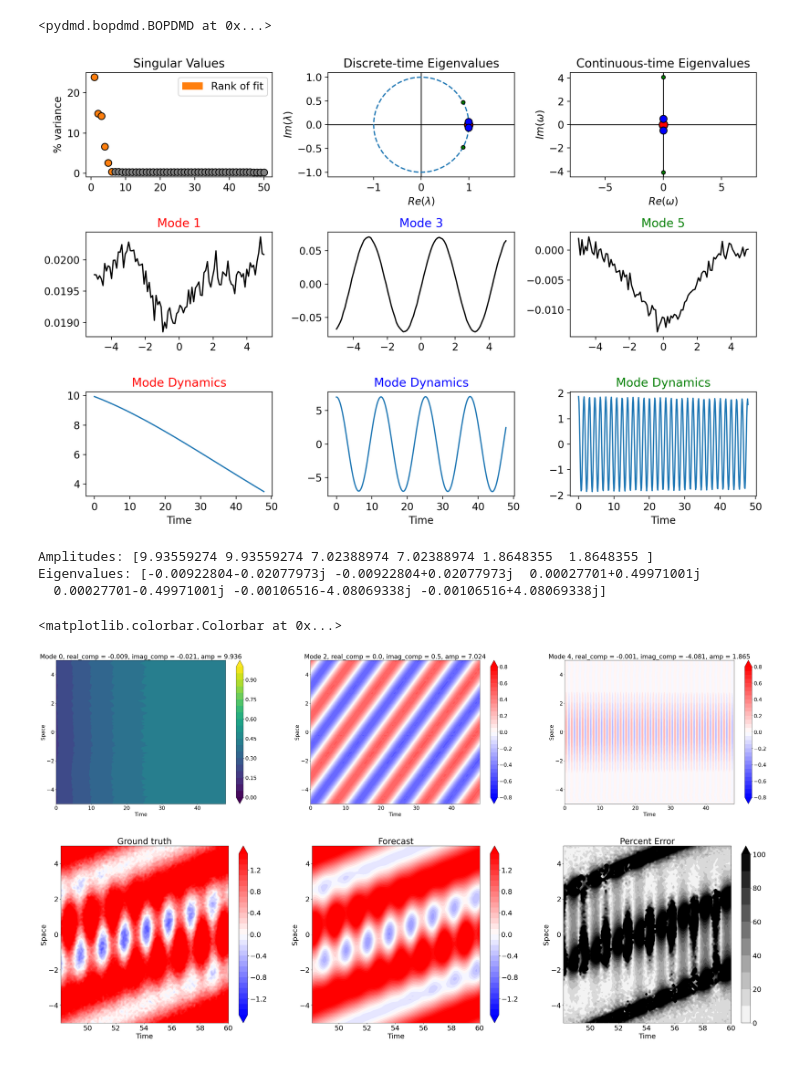
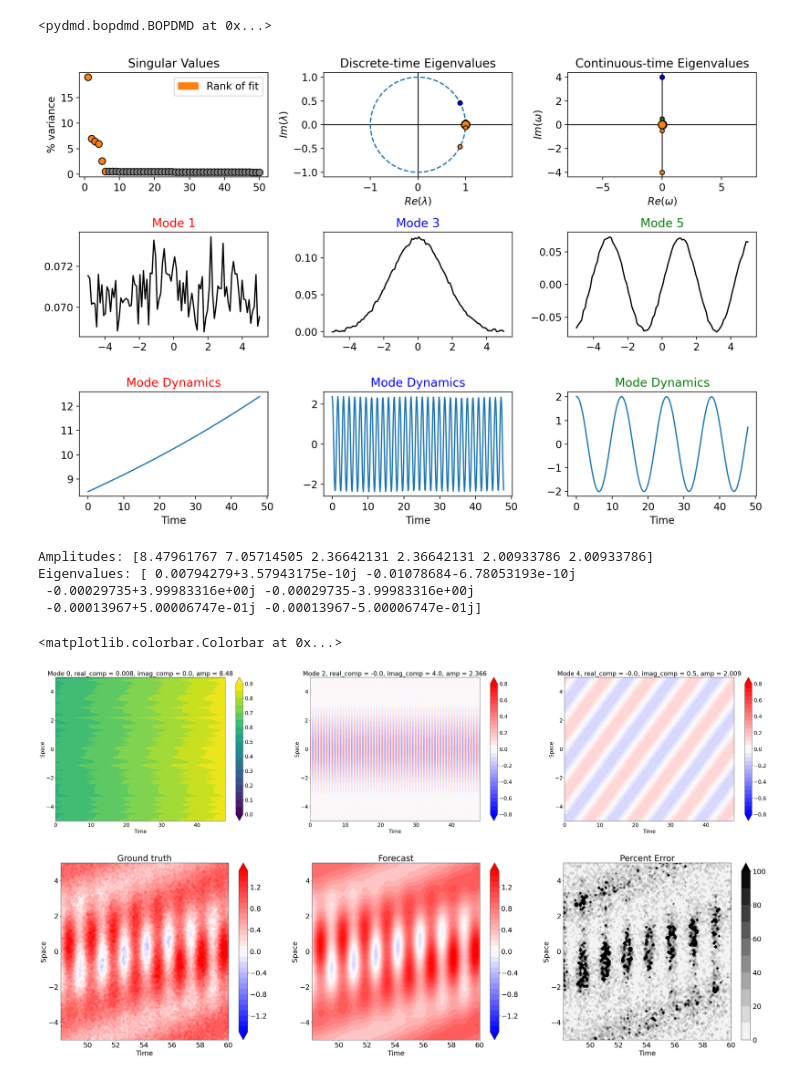
Before and after one commit to ClimeTrend/dmd-toy-dataset, a Jupyter notebook: 02_DMD_on_two_sinusoids_plus_trend.ipynb, the cells around one changed output. Saved outputs shown, nothing was run; the diff lists cells and outputs as text; code cells hidden in the pictures.

Commit message:
update notebook of two sinusoids plus trend

```diff
--- a/02_DMD_on_two_sinusoids_plus_trend.ipynb
+++ b/02_DMD_on_two_sinusoids_plus_trend.ipynb
@@ -7,9 +7,9 @@ from matplotlib import pyplot as plt
 import numpy as np
 # %%
 signal_generator = SignalGenerator(x_min=-5, x_max=5, t_max=60)
-signal_generator.add_sinusoid1(omega=0.5, k=1.5)
-signal_generator.add_sinusoid2(omega=4)
-signal_generator.add_trend(trend=0.01, mu=0.5)
+signal_generator.add_sinusoid1(a=2, omega=0.5, k=1.5)
+signal_generator.add_sinusoid2(a=2.5, omega=4)
+signal_generator.add_trend(trend=0.01, mu=0.1)
 signal_generator.add_noise(random_seed=42)
 # %%
 plt.rcParams.update({'font.size': 22})
@@ -76,15 +76,16 @@ delay_optdmd.fit(f_train.T, t=t_delay)
 plt.rcParams.update({'font.size': 12})
 plot_summary(delay_optdmd, x=signal_generator.x, d=delay, index_modes=[0, 2, 4])
 # %% [output]
-[figure, old version]
+[figure, new version]
 # %%
 sorted_index = np.argsort(delay_optdmd.amplitudes)[::-1]
 print(f"Amplitudes: {delay_optdmd.amplitudes[sorted_index]}")
 print(f"Eigenvalues: {delay_optdmd.eigs[sorted_index]}")
 # %% [output]
-Amplitudes: [9.93559274 9.93559274 7.02388974 7.02388974 1.8648355  1.8648355 ]
-Eigenvalues: [-0.00922804-0.02077973j -0.00922804+0.02077973j  0.00027701+0.49971001j
-  0.00027701-0.49971001j -0.00106516-4.08069338j -0.00106516+4.08069338j]
+Amplitudes: [8.47961767 7.05714505 2.36642131 2.36642131 2.00933786 2.00933786]
+Eigenvalues: [ 0.00794279+3.57943175e-10j -0.01078684-6.78053193e-10j
+ -0.00029735+3.99983316e+00j -0.00029735-3.99983316e+00j
+ -0.00013967+5.00006747e-01j -0.00013967-5.00006747e-01j]
 # %%
 eigs = delay_optdmd.eigs[sorted_index]
 modes = delay_optdmd.modes[:, sorted_index]
@@ -109,35 +110,35 @@ vmin = -0.9; vmax = 0.9
 
 X, T = np.meshgrid(signal_generator.x, t_train)
 
 ax = fig.add_subplot(1, 3, 1)
 reconstruction = reconstruct(modes[:, which_modes[0]], eigs[which_modes[0]], amps[which_modes[0]])
-levels = np.arange(0, 1.05, 0.05)
+levels = np.arange(0, 0.95, 0.05)
 contour = ax.contourf(T, X, reconstruction.T, levels=levels, cmap='viridis', extend='both')
 plt.xlabel('Time')
 plt.ylabel('Space')
 plt.title(f'Mode {which_modes[0]}, real_comp = {np.round(eigs[which_modes[0]].real, 3)}, imag_comp = {np.round(eigs[which_modes[0]].imag, 3)}, amp = {np.round(amps[which_modes[0]], 3)}')
 plt.colorbar(contour, ax=ax, orientation="vertical")
 
 ax = fig.add_subplot(1, 3, 2)
 reconstruction = reconstruct(modes[:, which_modes[1]], eigs[which_modes[1]], amps[which_modes[1]])
 levels = np.arange(-0.8, 0.8+0.05, 0.05)
 contour = ax.contourf(T, X, reconstruction.T, levels=levels, cmap='bwr', extend='both')
 plt.xlabel('Time')
 plt.ylabel('Space')
 plt.title(f'Mode {which_modes[1]}, real_comp = {np.round(eigs[which_modes[1]].real, 3)}, imag_comp = {np.round(eigs[which_modes[1]].imag, 3)}, amp = {np.round(amps[which_modes[1]], 3)}')
 plt.colorbar(contour, ax=ax, orientation="vertical")
 
 ax = fig.add_subplot(1, 3, 3)
 reconstruction = reconstruct(modes[:, which_modes[2]], eigs[which_modes[2]], amps[which_modes[2]])
 levels = np.arange(-0.8, 0.8+0.05, 0.05)
 contour = ax.contourf(T, X, reconstruction.T, levels=levels, cmap='bwr', extend='both')
 plt.xlabel('Time')
 plt.ylabel('Space')
 plt.title(f'Mode {which_modes[2]}, real_comp = {np.round(eigs[which_modes[2]].real, 3)}, imag_comp = {np.round(eigs[which_modes[2]].imag, 3)}, amp = {np.round(amps[which_modes[2]], 3)}')
 plt.colorbar(contour, ax=ax, orientation="vertical")
 # %% [output]
 <matplotlib.colorbar.Colorbar at 0x...>
-[figure, old version]
+[figure, new version]
 # %%
 forecast = delay_optdmd.forecast(t_test)
 forecast = forecast[:signal_generator.x.shape[0], :]  # note than need to do this because of the time delay embedding
@@ -180,4 +181,4 @@ plt.colorbar(contour, ax=ax, orientation="vertical")
 
 plt.show()
 # %% [output]
-[figure, old version]
+[figure, new version]
```
Also changed, not shown: parts of 1 cell of this notebook.
